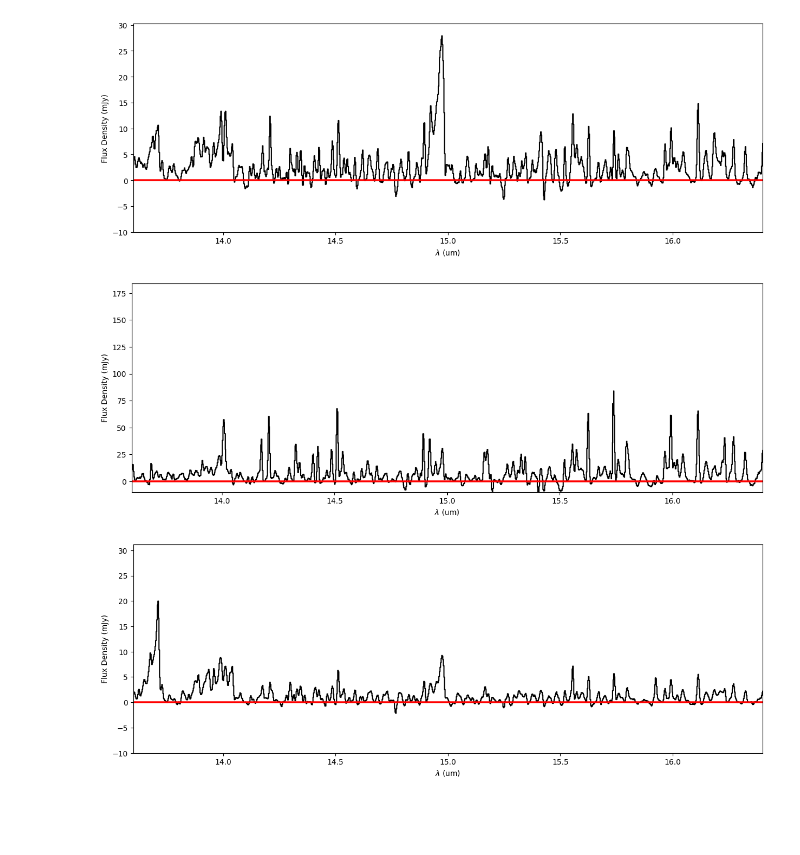
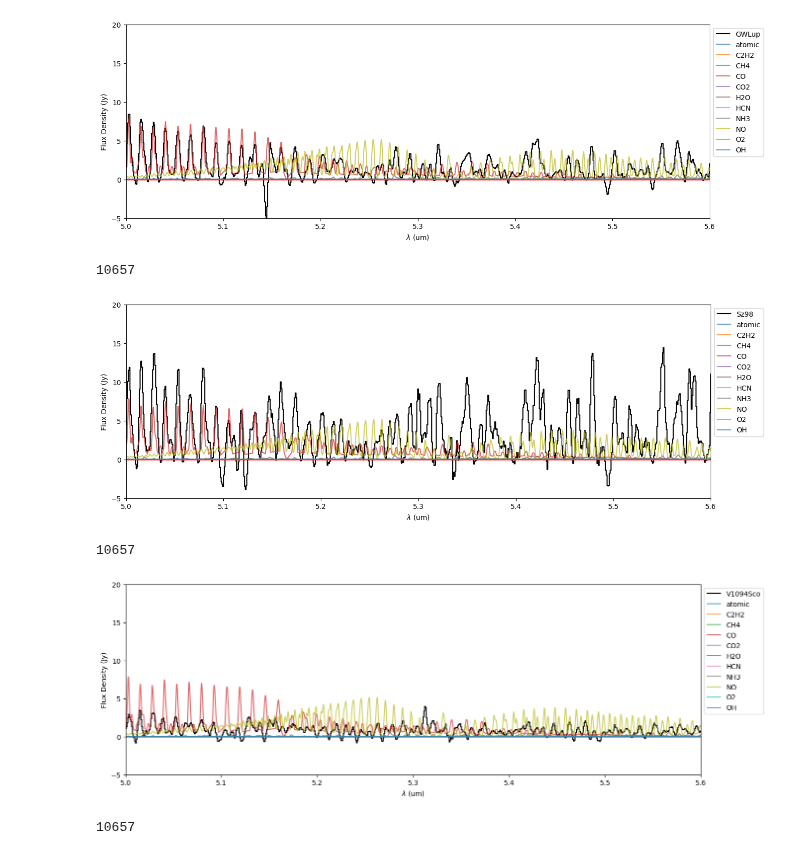
Before and after one commit to nielsklerk/BRP, a Jupyter notebook: RealData.ipynb, the cells around one changed output. Cells and saved outputs as stored; diff of their text form; code cells hidden in the pictures; blank space fills up the shorter version.

```diff
--- a/RealData.ipynb
+++ b/RealData.ipynb
@@ -7,7 +7,7 @@ import pickle
 features_df = pd.read_csv("matthias_linelist_combined.csv")
 
 # Wavelength grid
-clip_min, clip_max = 13.6, 16.4
+clip_min, clip_max = 5, 5.6
 feature_mask = np.logical_and(features_df['wavelength'] > clip_min, features_df['wavelength'] < clip_max)
 
 
@@ -17,37 +17,44 @@ for Source in ['GWLup', 'Sz98', 'V1094Sco']:
     file = f'FullSpectrum_CS_{Source}.p'
     data = pickle.load(open(file, 'rb'))
     wavelength = data['Wavelength']
     flux = data['Flux']
     flux_cont_sub = data['CSFlux']
     continuum = data['Baseline']
-    ax1.step(wavelength, np.convolve(flux_cont_sub, np.ones(3)/3, mode='same') * 1000,where='mid', color='black')
+    ax1.step(wavelength, np.convolve(flux_cont_sub, np.ones(5)/5, mode='same')*1000, color='black',where='mid', label=f'{Source}')
     for index, row in features_df[feature_mask].iterrows():
         if row['type'] == 'hydrogen':
             color = 'purple'
             offset = 0.05
         elif row['type'] == 'fine_structure':
             color = 'orange'
             offset = 0.4
         elif row['type'] == 'molecular':
             color = 'blue'
             offset = 0.05
         else:
             color = 'red'
             offset = 0.6
         ax1.axhline(0,  color='red')
         # ax1.axvline(row['wavelength'], linestyle='--', alpha=0.3, color=color)
         # ax1.text(row['wavelength']+0.004, offset, row['name'], transform=ax1.get_xaxis_text1_transform(0)[0], color=color, rotation=90)
 
+    for specie in species:
+        ax1.plot(total_wl, avg_flux[specie], alpha=0.7, label=specie)
+
     # plot decorations
     # ax1.set_xticks([14.9, 14.95, 15])
     ax1.set_xlim(clip_min, clip_max)
-    ax1.set_ylabel('Flux Density (mJy)')
+    ax1.set_ylabel('Flux Density (Jy)')
     ax1.set_xlabel(r'$\lambda$ (um)')
-    ax1.set_ylim(-10, None)
+    ax1.set_ylim(-5, 20)
 
-    # ~ ax1.legend()
+    ax1.legend(loc='upper left', bbox_to_anchor=(1, 1))
     plt.show()
+    print(len(wavelength))
 # %% [output]
-[figure, old version]
+[figure, new version]
+10657
-[figure, old version]
+[figure, new version]
+10657
-[figure, old version]
+[figure, new version]
+10657
```
Also changed, not shown: parts of 4 cells of this notebook, 1 other file.
